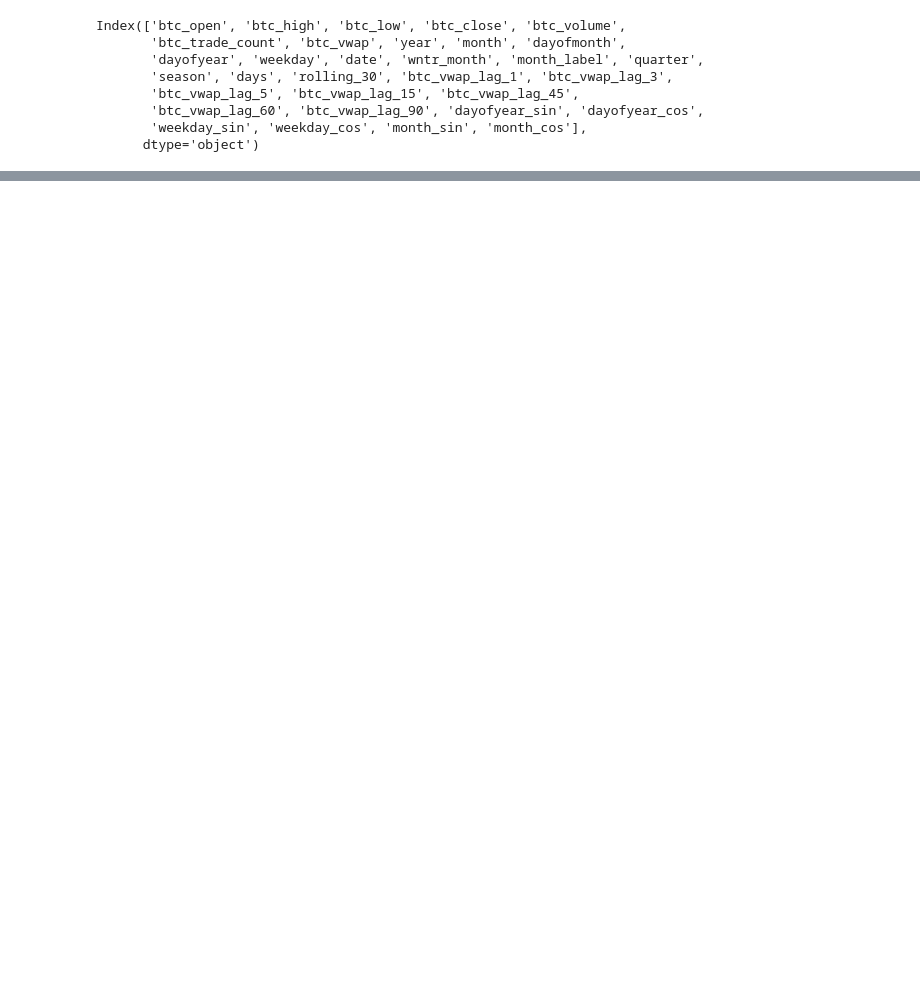
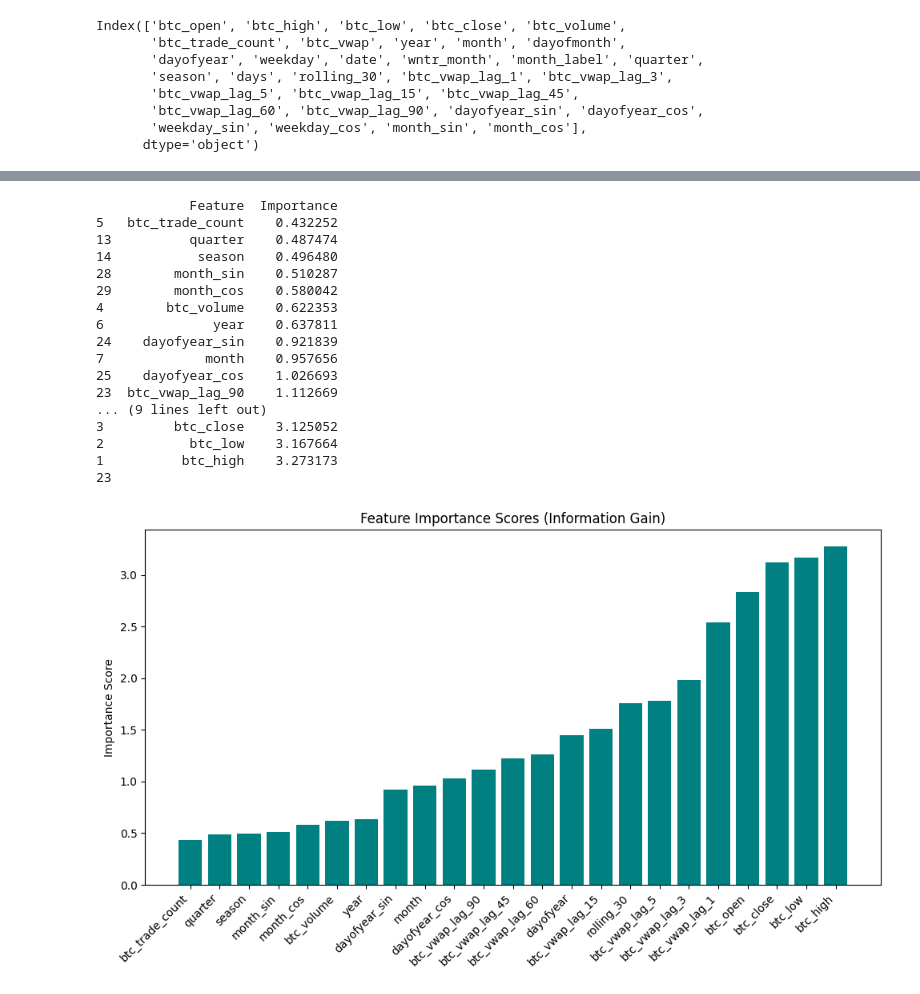
Before and after one commit to muratmertguler/MLOps, a Jupyter notebook: src/features/feature_selection.ipynb, the cells around one changed output, grey strips where cells are left out. Saved outputs shown, nothing was run; the diff lists cells and outputs as text; code cells hidden in the pictures; blank space fills up the shorter version.

```diff
--- a/src/features/feature_selection.ipynb
+++ b/src/features/feature_selection.ipynb
@@ -69 +93,31 @@ plt.show()
 [figure]
+# %%
+feature_importance_df = feature_importance_df[feature_importance_df['Importance'] >= 0.4]
+print(feature_importance_df)
+print(len(feature_importance_df))
+plt.figure(figsize=(10, 6))
+plt.bar(feature_importance_df['Feature'], feature_importance_df['Importance'], color='teal')  # Changed to plt.bar
+plt.ylabel('Importance Score')  # Changed to plt.ylabel
+plt.title('Feature Importance Scores (Information Gain)')
+plt.xticks(rotation=45, ha='right')  # Rotate x-axis labels for better readability
+plt.tight_layout()  # Adjust layout to prevent clipping of labels
+plt.show()
+# %% [output]
+            Feature  Importance
+5   btc_trade_count    0.432252
+13          quarter    0.487474
+14           season    0.496480
+28        month_sin    0.510287
+29        month_cos    0.580042
+4        btc_volume    0.622353
+6              year    0.637811
+24    dayofyear_sin    0.921839
+7             month    0.957656
+25    dayofyear_cos    1.026693
+23  btc_vwap_lag_90    1.112669
+... (9 lines left out)
+3         btc_close    3.125052
+2           btc_low    3.167664
+1          btc_high    3.273173
+23
+[figure, added]
```
Also changed, not shown: parts of 14 cells of this notebook, 2 other files.
